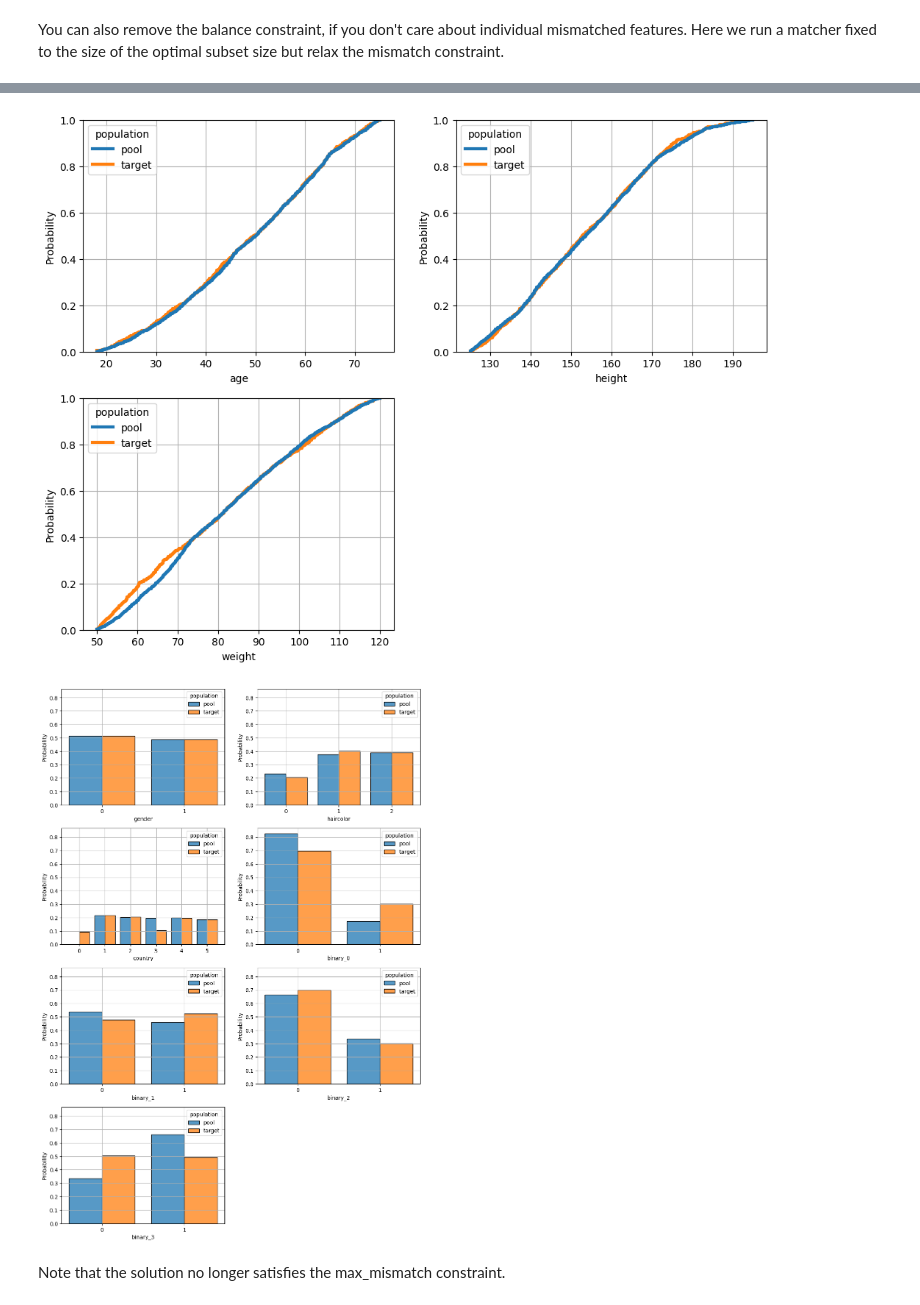
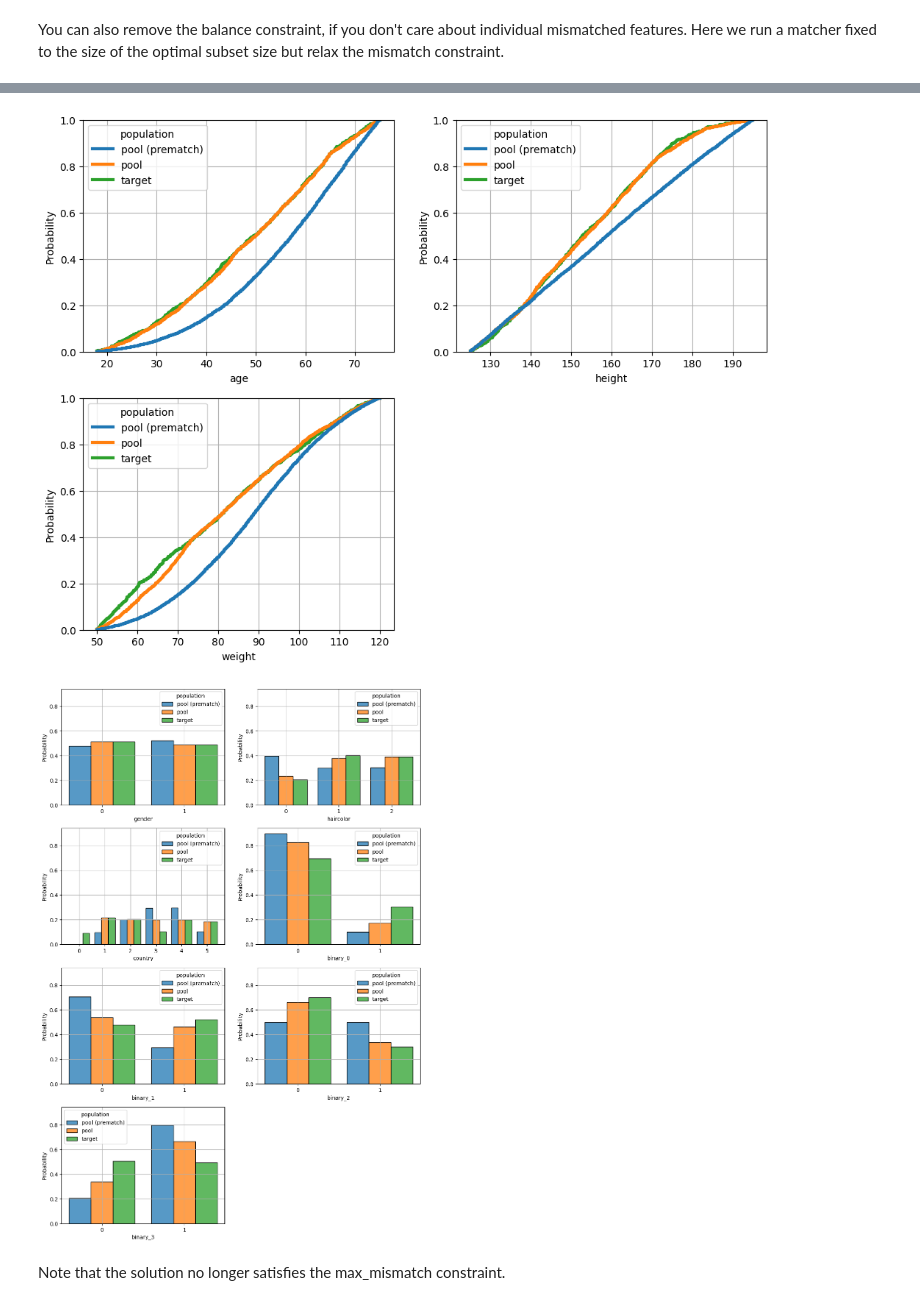
Before and after one commit to Bayer-Group/pybalance, a Jupyter notebook: sphinx/demos/card_matcher.ipynb, the cells around one changed output, grey strips where cells are left out. Saved outputs shown, nothing was run; the diff lists cells and outputs as text; code cells hidden in the pictures.

```diff
--- a/sphinx/demos/card_matcher.ipynb
+++ b/sphinx/demos/card_matcher.ipynb
@@ -92,6 +92,10 @@ gamma.per_feature_loss(match_card.get_population('pool')).max()
 tensor(0.0500)
 # %%
 %matplotlib inline
-fig = plot_numeric_features(match_card)
-fig = plot_categoric_features(match_card)
+match_card = matcher.get_best_match()
+m_data = m.copy().get_population('pool')
+m_data.loc[:, 'population'] = m_data['population'] + ' (prematch)'
+match_card.append(m_data)
+fig = plot_numeric_features(match_card, hue_order=['pool (prematch)', 'pool', 'target', ])
+fig = plot_categoric_features(match_card,  hue_order=['pool (prematch)', 'pool', 'target'])
 # %% [output]
@@ -168,12 +175,15 @@ INFO:pybalance.lp.matcher:
 INFO:pybalance.lp.matcher:Status = FEASIBLE
 INFO:pybalance.lp.matcher:Number of solutions found: 11
 # %%
-%matplotlib inline
-fig = plot_numeric_features(match_dist2)
-fig = plot_categoric_features(match_dist2)
+match_dist2 = matcher.get_best_match()
+m_data = m.copy().get_population('pool')
+m_data.loc[:, 'population'] = m_data['population'] + ' (prematch)'
+match_dist2.append(m_data)
+fig = plot_numeric_features(match_dist2, hue_order=['pool (prematch)', 'pool', 'target', ])
+fig = plot_categoric_features(match_dist2,  hue_order=['pool (prematch)', 'pool', 'target'])
 # %% [output]
-[figure, old version]
+[figure, new version]
-[figure, old version]
+[figure, new version]
 # %% [markdown]
 Note that the solution no longer satisfies the max_mismatch constraint.
 # %%
```
Also changed, not shown: parts of 6 cells of this notebook, 1 other file.
